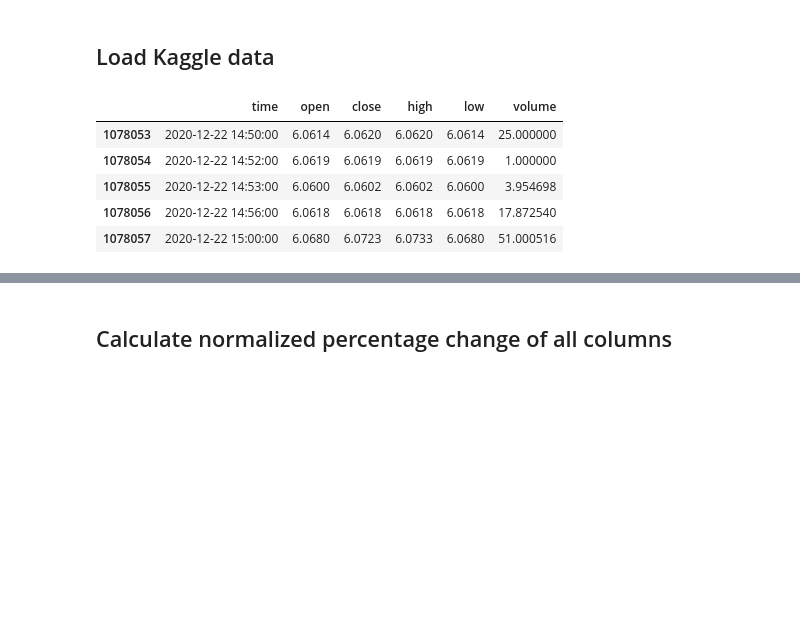
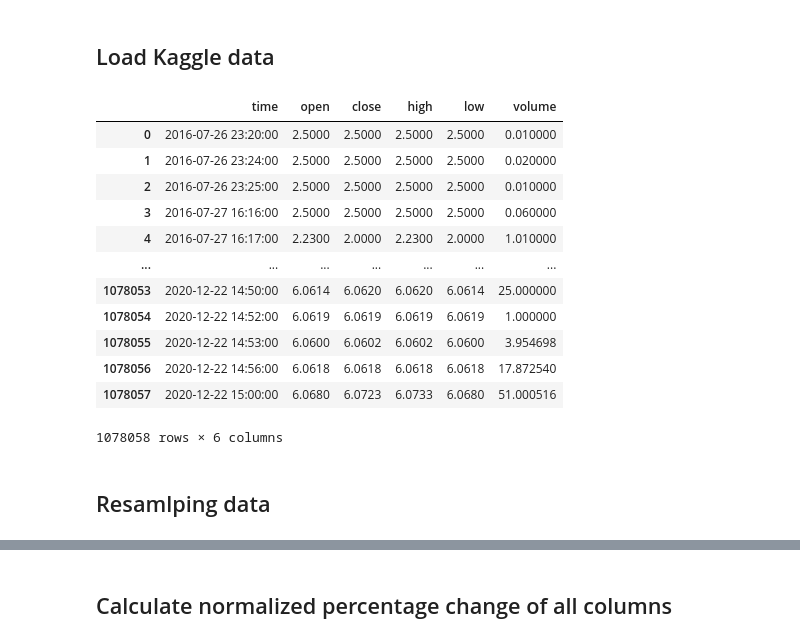
Before and after one commit to kfrancoi/toptrade, a Jupyter notebook: notebooks/top_trade_exp1.ipynb, the cells around one changed output, grey strips where cells are left out. Drawn from its saved outputs; the diff is of its cells as text; code cells hidden in the pictures; blank space fills up the shorter version.

```diff
--- a/notebooks/top_trade_exp1.ipynb
+++ b/notebooks/top_trade_exp1.ipynb
@@ -29,20 +29,30 @@ ff_dim = 256
 # %%
 ohlcv_path = '../data/historicaldata_crypto_1min/etcusd.csv'
 
 df = pd.read_csv(ohlcv_path, delimiter=',', usecols=['time', 'open', 'high', 'low', 'close', 'volume'])
 
-df.set_index('time')
+
 # Replace 0 to avoid dividing by 0 later on
 df['volume'].replace(to_replace=0, method='ffill', inplace=True)
 # df.sort_values('Date', inplace=True)
 
 df['time'] = pd.to_datetime(df['time'], unit='ms')
+df.set_index('time')
 
-df.tail()
+df
 # %% [output]
 |  | time | open | close | high | low | volume |
+| 0 | 2016-07-26 23:20:00 | 2.5000 | 2.5000 | 2.5000 | 2.5000 | 0.010000 |
+| 1 | 2016-07-26 23:24:00 | 2.5000 | 2.5000 | 2.5000 | 2.5000 | 0.020000 |
+| 2 | 2016-07-26 23:25:00 | 2.5000 | 2.5000 | 2.5000 | 2.5000 | 0.010000 |
+| 3 | 2016-07-27 16:16:00 | 2.5000 | 2.5000 | 2.5000 | 2.5000 | 0.060000 |
+| 4 | 2016-07-27 16:17:00 | 2.2300 | 2.0000 | 2.2300 | 2.0000 | 1.010000 |
+| ... | ... | ... | ... | ... | ... | ... |
 | 1078053 | 2020-12-22 14:50:00 | 6.0614 | 6.0620 | 6.0620 | 6.0614 | 25.000000 |
 | 1078054 | 2020-12-22 14:52:00 | 6.0619 | 6.0619 | 6.0619 | 6.0619 | 1.000000 |
 | 1078055 | 2020-12-22 14:53:00 | 6.0600 | 6.0602 | 6.0602 | 6.0600 | 3.954698 |
 | 1078056 | 2020-12-22 14:56:00 | 6.0618 | 6.0618 | 6.0618 | 6.0618 | 17.872540 |
 | 1078057 | 2020-12-22 15:00:00 | 6.0680 | 6.0723 | 6.0733 | 6.0680 | 51.000516 |
+1078058 rows × 6 columns
+# %% [markdown]
+## Resamlping data
```
Also changed, not shown: parts of 12 cells of this notebook.
